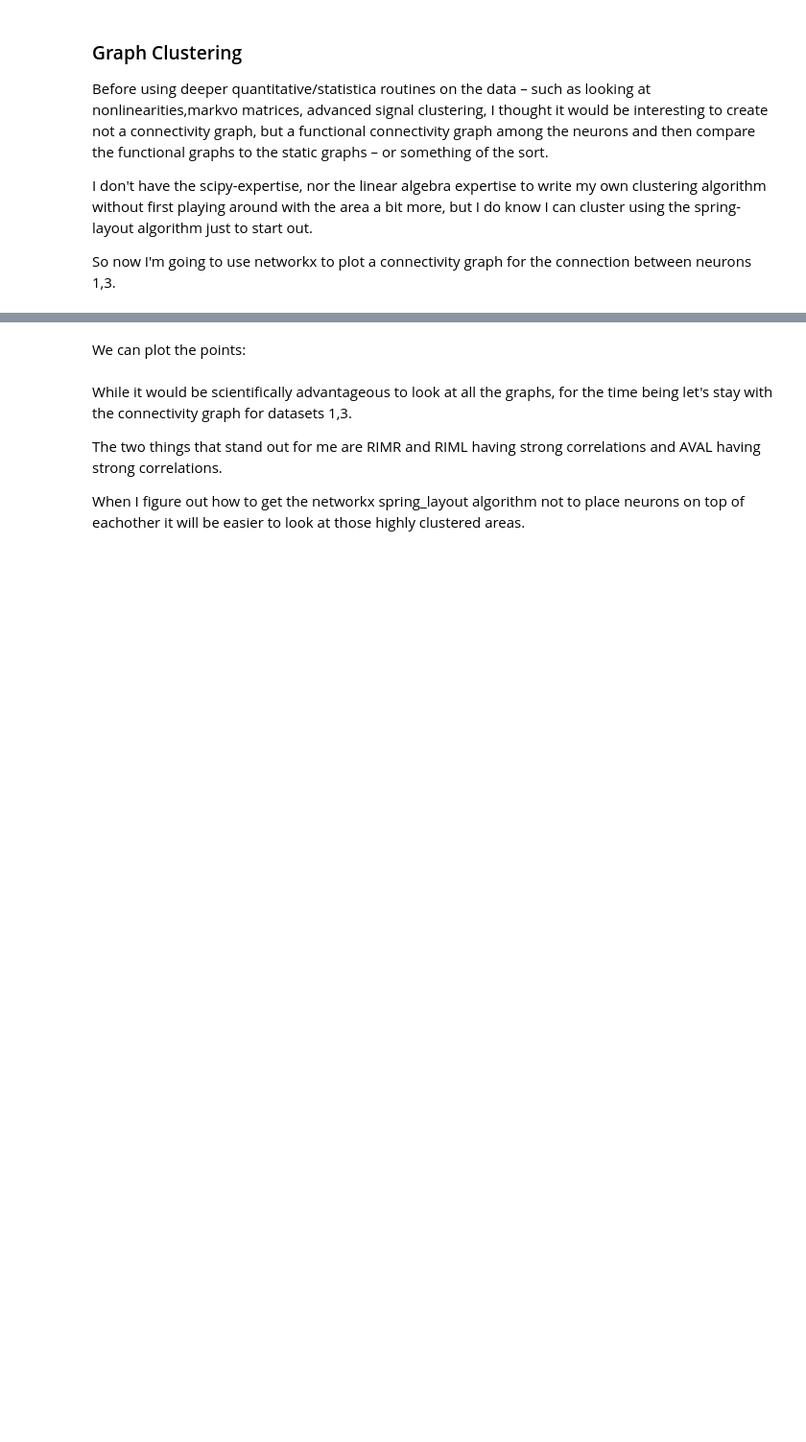
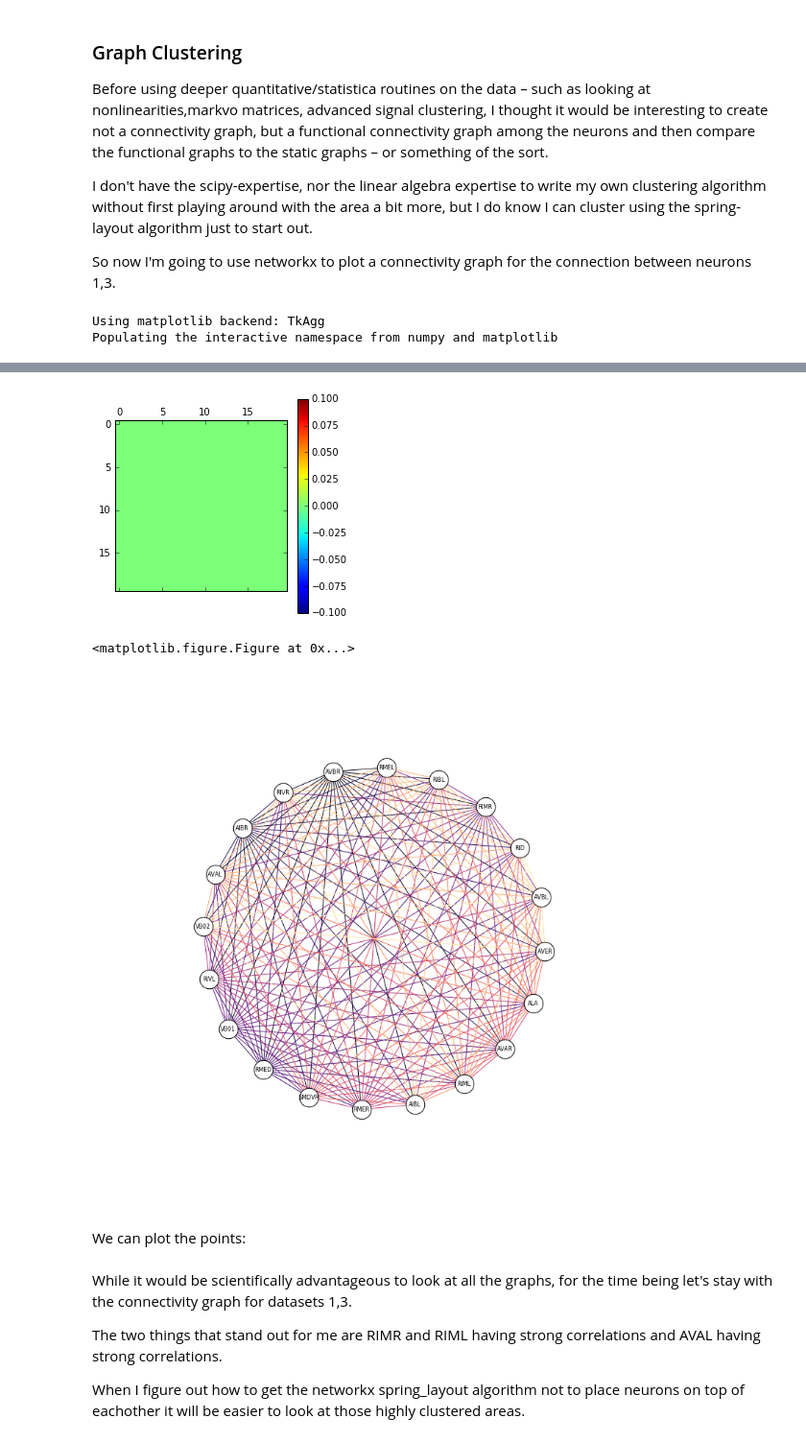
Before and after one commit to openworm/neuronal-analysis, a Jupyter notebook: laboratory/Katodata.ipynb, the cells around one changed output, grey strips where cells are left out. Shown at 96% size. Saved outputs shown, nothing was run; the diff lists cells and outputs as text; code cells hidden in the pictures; blank space fills up the shorter version.

```diff
--- a/laboratory/Katodata.ipynb
+++ b/laboratory/Katodata.ipynb
@@ -220,16 +246,20 @@ So now I'm going to use networkx to plot a connectivity graph for the connection
 
 # It would be nice to have a library of arbitary graph clustering algorithms implemented
 # for clustering any adjacency matrix.
+import networkx as nx
+%pylab
+%matplotlib inline
+global_neurons = derivs.global_shared()
+# def normalized(a, axis=-1, order=2):
+#     l2 = np.atleast_1d(np.linalg.norm(a, order, axis))
+#     l2[l2==0] = 1
+#     return a / np.expand_dims(l2, axis)
 
-def normalized(a, axis=-1, order=2):
-    l2 = np.atleast_1d(np.linalg.norm(a, order, axis))
-    l2[l2==0] = 1
-    return a / np.expand_dims(l2, axis)
-
-import networkx as nx
-adjacency = normalized(np.abs(cross_correlations[(1,3)]))*10
-
-
+adjacency = cross_correlations[(1,1)]
+adjacency==0
+matshow(adjacency)
+colorbar()
+figure()
 G = nx.Graph()
 G.add_nodes_from(global_neurons)
 for i in range(adjacency.shape[0]):
@@ -238,7 +268,6 @@ for i in range(adjacency.shape[0]):
 
 
 colors=range(len(G.edges()))
-
 plt.figure(figsize=(10,10))
 pos=nx.spring_layout(G,scale=2)
 
@@ -250,3 +279,6 @@ x = nx.draw(G,
        edge_cmap=plt.cm.magma,
        edge_color=colors,
        node_color='w')
+# %% [output]
+Using matplotlib backend: TkAgg
+Populating the interactive namespace from numpy and matplotlib
@@ -253,3 +287,6 @@ x = nx.draw(G,
+[figure, added]
+<matplotlib.figure.Figure at 0x...>
+[figure, added]
 # %%
 points = np.array([v for k,v in pos.iteritems()]).T
 # %% [markdown]
```
Also changed, not shown: parts of 12 cells of this notebook, 20 other files.
